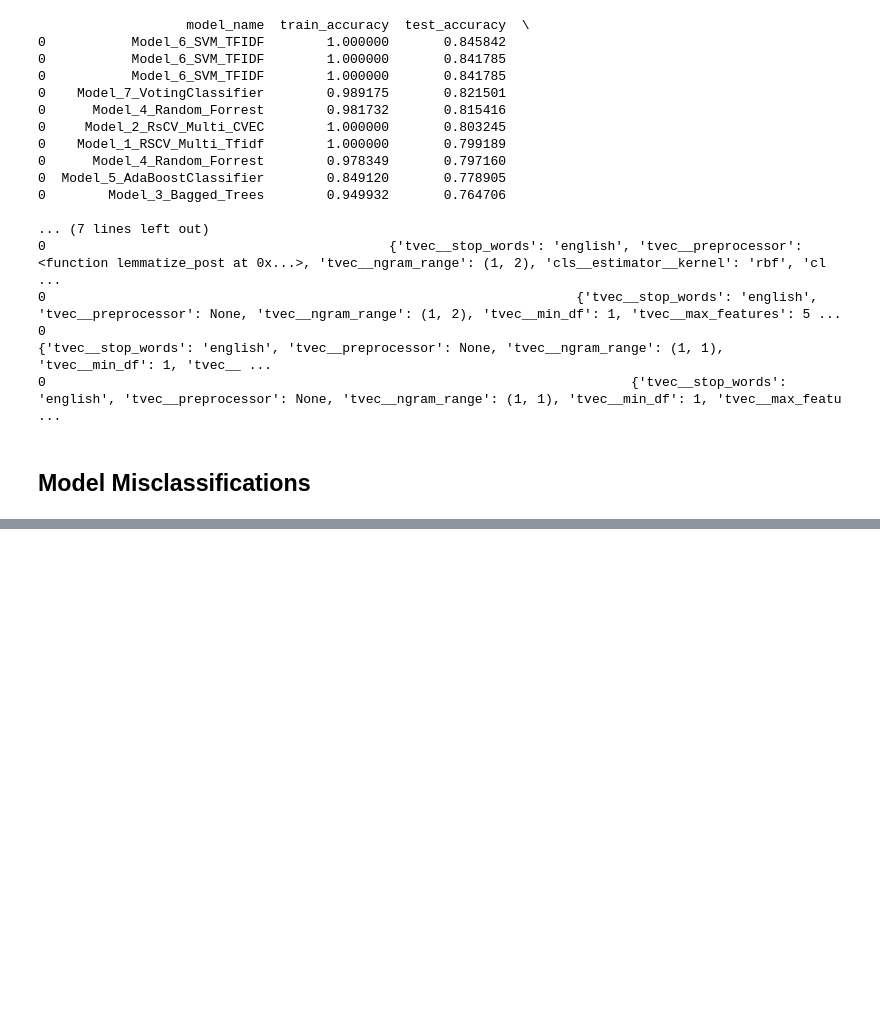
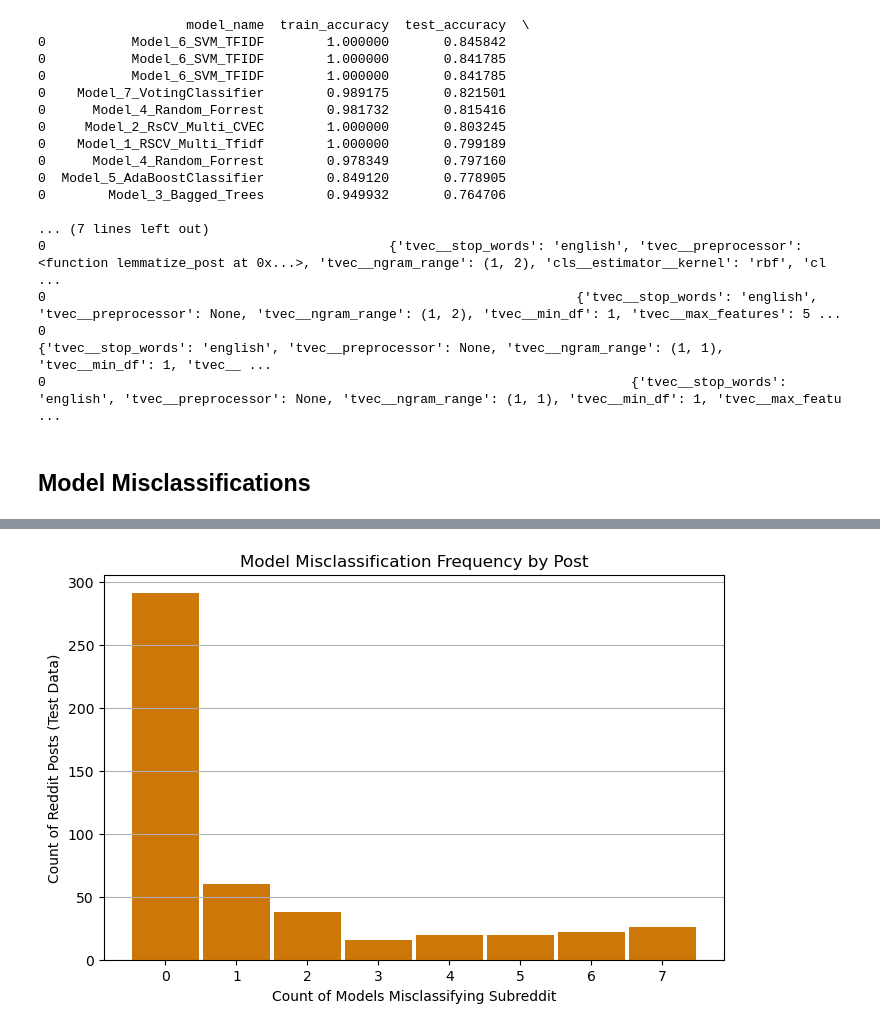
Before and after one commit to bobadams1/reddit_classifier, a Jupyter notebook: code/03_Modeling.ipynb, the cells around one changed output, grey strips where cells are left out. Saved outputs shown, nothing was run; the diff lists cells and outputs as text; code cells hidden in the pictures; blank space fills up the shorter version.

```diff
--- a/code/03_Modeling.ipynb
+++ b/code/03_Modeling.ipynb
@@ -870 +887,3 @@ model_predictions
+# %%
+model_cols = ['Model_1_RSCV_Multi_Tfidf','Model_2_RsCV_Multi_CVEC','Model_3_Bagged_Trees','Model_4_Random_Forrest','Model_5_AdaBoostClassifier','Model_6_SVM_TFIDF','Model_7_VotingClassifier']
 # %%
@@ -886,2 +903,12 @@ model_predictions
 # %%
-model_predictions.co
+plt.figure(figsize = (8,5))
+plt.hist(model_predictions['models_missed'],
+    bins = np.arange(0,9,1), rwidth=0.94, align='left',color = '#cc7707')
+plt.title('Model Misclassification Frequency by Post')
+plt.xlabel('Count of Models Misclassifying Subreddit')
+plt.ylabel('Count of Reddit Posts (Test Data)')
+plt.grid(visible=True,which = 'major',axis = 'y' )
+plt.savefig(dpi = 200, bbox_inches = 'tight', fname = './images/model_misclassifications.png')
+plt.show()
+# %% [output]
+[figure, added]
```
Also changed, not shown: parts of 13 cells of this notebook, 3 other files.
